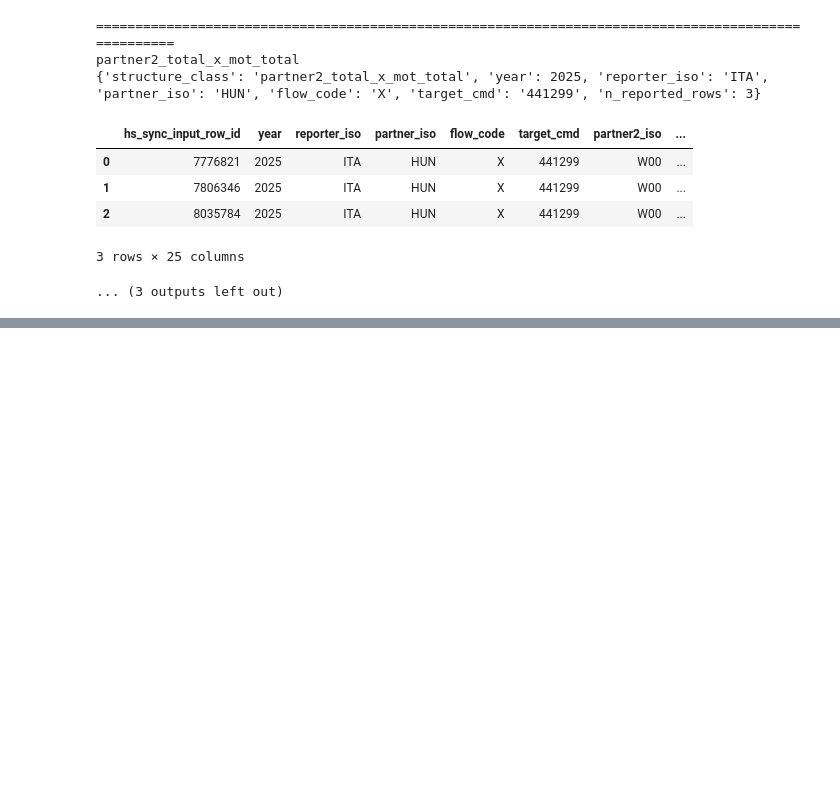
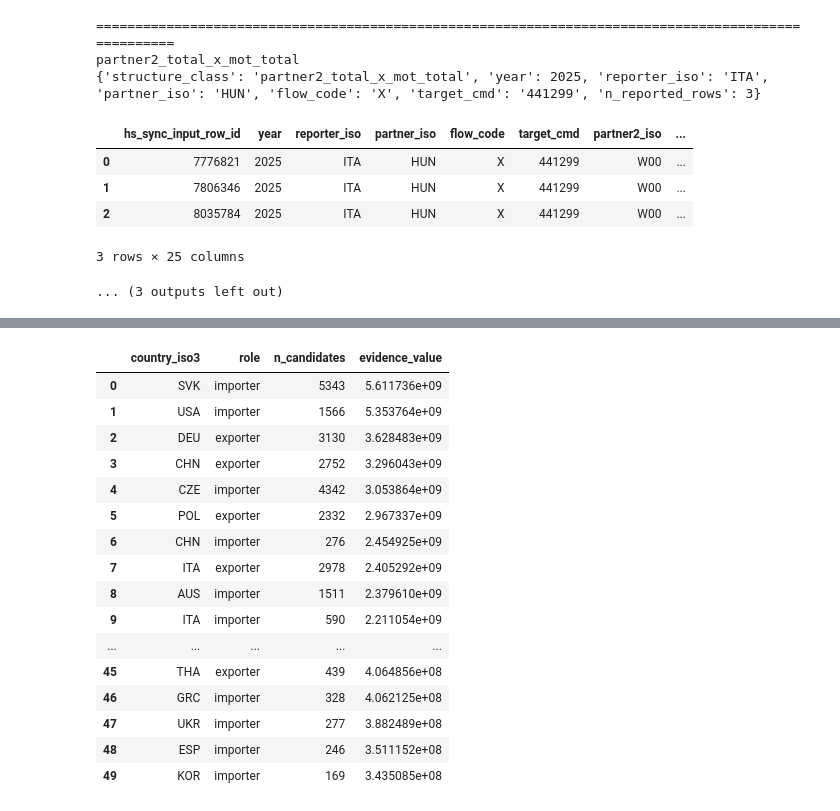
Before and after one commit to TI-ForestProductsMarkets/vacoda, a Jupyter notebook: notebooks/09_hs_sync_output_inspection.ipynb, the cells around one changed output, grey strips where cells are left out. Cells and saved outputs as stored; diff of their text form; code cells hidden in the pictures; blank space fills up the shorter version.

```diff
--- a/notebooks/09_hs_sync_output_inspection.ipynb
+++ b/notebooks/09_hs_sync_output_inspection.ipynb
@@ -3027,0 +3579,94 @@ partner2_total_x_mot_total
+# %%
+import duckdb
+
+features_path = (
+    "/storage/vacoda/data/interim/cif_fob/target_h5/"
+    "target_h5_cif_fob_training_features.parquet"
+)
+
+other_missing = duckdb.sql(
+    f"""
+    WITH missing AS (
+        SELECT
+            exporter_iso,
+            importer_iso,
+
+            CASE
+                WHEN factor_source = 'direct'
+                    THEN import_direct_covered_primary_value
+
+                WHEN factor_source = 'mirror'
+                    THEN LEAST(
+                        export_value_fob,
+                        import_value_cif
+                    )
+            END AS evidence_value
+
+        FROM read_parquet('{features_path}')
+
+        WHERE model_eligible
+          AND NOT initial_predictors_complete
+    ),
+
+    exploded AS (
+        SELECT
+            exporter_iso AS country_iso3,
+            'exporter' AS role,
+            evidence_value
+        FROM missing
+
+        UNION ALL
+
+        SELECT
+            importer_iso AS country_iso3,
+            'importer' AS role,
+            evidence_value
+        FROM missing
+    )
+
+    SELECT
+        country_iso3,
+        role,
+        COUNT(*) AS n_candidates,
+        SUM(evidence_value) AS evidence_value
+
+    FROM exploded
+
+    WHERE country_iso3 NOT IN (
+        'ROU',
+        'SRB',
+        'MNE',
+        'S19',
+        'E19',
+        '_X'
+    )
+
+    GROUP BY
+        country_iso3,
+        role
+
+    ORDER BY
+        evidence_value DESC NULLS LAST,
+        n_candidates DESC
+    """
+).df()
+
+other_missing.head(50)
+# %% [output]
+|  | country_iso3 | role | n_candidates | evidence_value |
+| 0 | SVK | importer | 5343 | 5.611736e+09 |
+| 1 | USA | importer | 1566 | 5.353764e+09 |
+| 2 | DEU | exporter | 3130 | 3.628483e+09 |
+| 3 | CHN | exporter | 2752 | 3.296043e+09 |
+| 4 | CZE | importer | 4342 | 3.053864e+09 |
+| 5 | POL | exporter | 2332 | 2.967337e+09 |
+| 6 | CHN | importer | 276 | 2.454925e+09 |
+| 7 | ITA | exporter | 2978 | 2.405292e+09 |
+| 8 | AUS | importer | 1511 | 2.379610e+09 |
+| 9 | ITA | importer | 590 | 2.211054e+09 |
+| ... | ... | ... | ... | ... |
+| 45 | THA | exporter | 439 | 4.064856e+08 |
+| 46 | GRC | importer | 328 | 4.062125e+08 |
+| 47 | UKR | importer | 277 | 3.882489e+08 |
+| 48 | ESP | importer | 246 | 3.511152e+08 |
+| 49 | KOR | importer | 169 | 3.435085e+08 |
```
Also changed, not shown: parts of 17 cells of this notebook, 18 other files.
